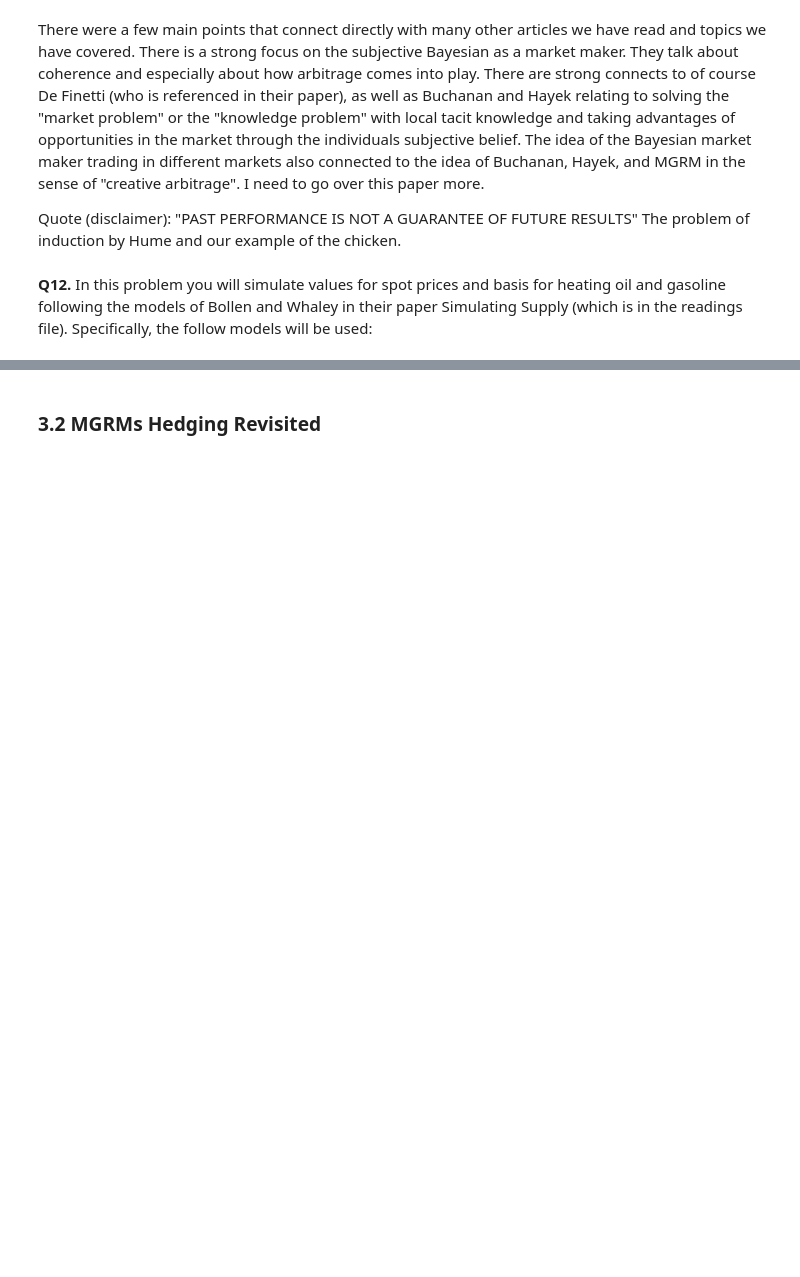
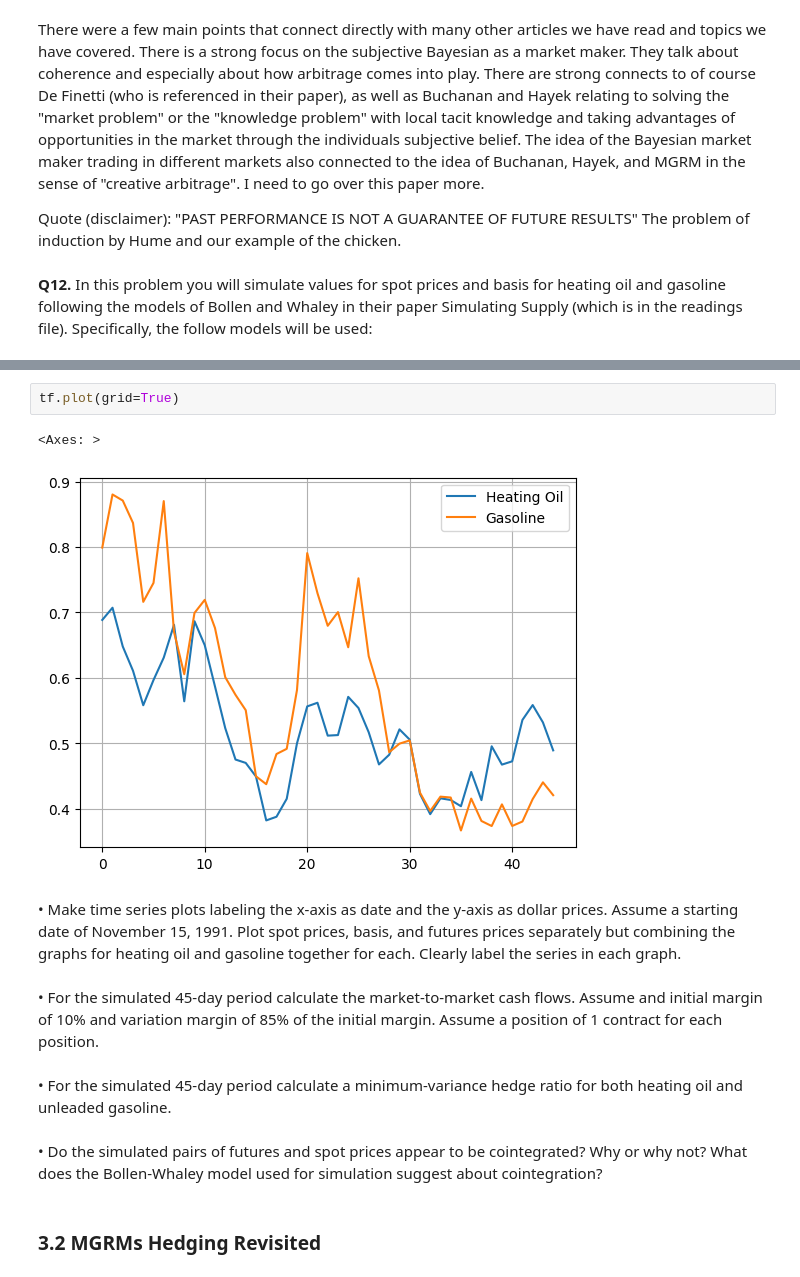
Before and after one commit to LoganHaviland/Computational_Methods_for_FinTech, a Jupyter notebook: midterm.ipynb, the cells around one changed output, grey strips where cells are left out. Cells and saved outputs as stored; diff of their text form; blank space fills up the shorter version.

```diff
--- a/midterm.ipynb
+++ b/midterm.ipynb
@@ -504,2 +628,19 @@ be used:
+# %%
+tf.plot(grid=True)
+# %% [output]
+<Axes: >
+[figure, added]
+# %% [markdown]
+• Make time series plots labeling the x-axis as date and the y-axis as dollar prices. Assume a starting date of November
+15, 1991. Plot spot prices, basis, and futures prices separately but combining the graphs for heating oil and gasoline
+together for each. Clearly label the series in each graph.
+# %% [markdown]
+• For the simulated 45-day period calculate the market-to-market cash flows. Assume and initial margin of 10% and
+variation margin of 85% of the initial margin. Assume a position of 1 contract for each position.
+# %% [markdown]
+• For the simulated 45-day period calculate a minimum-variance hedge ratio for both heating oil and unleaded gasoline.
+# %% [markdown]
+• Do the simulated pairs of futures and spot prices appear to be cointegrated? Why or why not? What does the
+Bollen-Whaley model used for simulation suggest about cointegration?
 # %% [markdown]
 ### **3.2 MGRMs Hedging Revisited**
```
Also changed, not shown: parts of 12 cells of this notebook.
